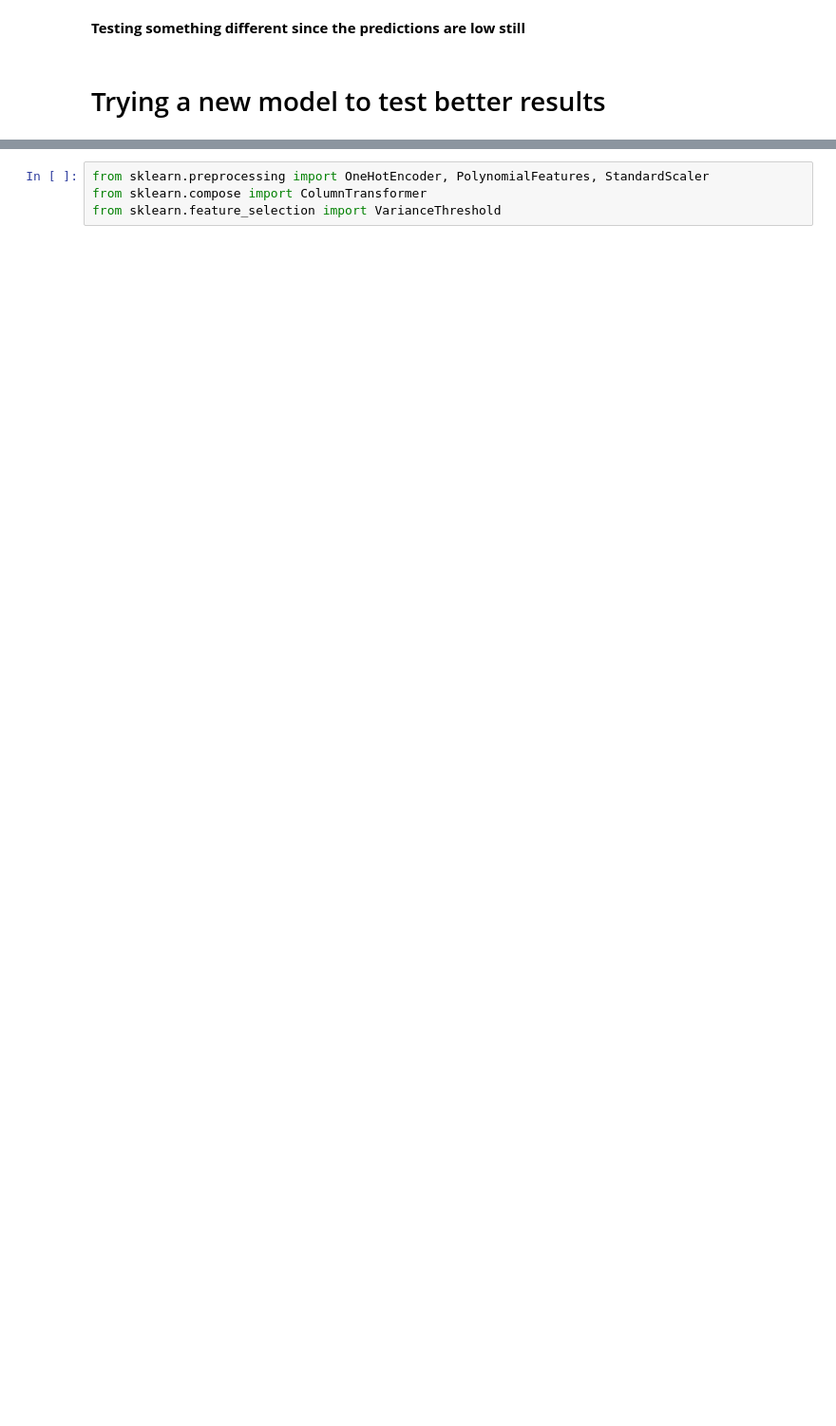
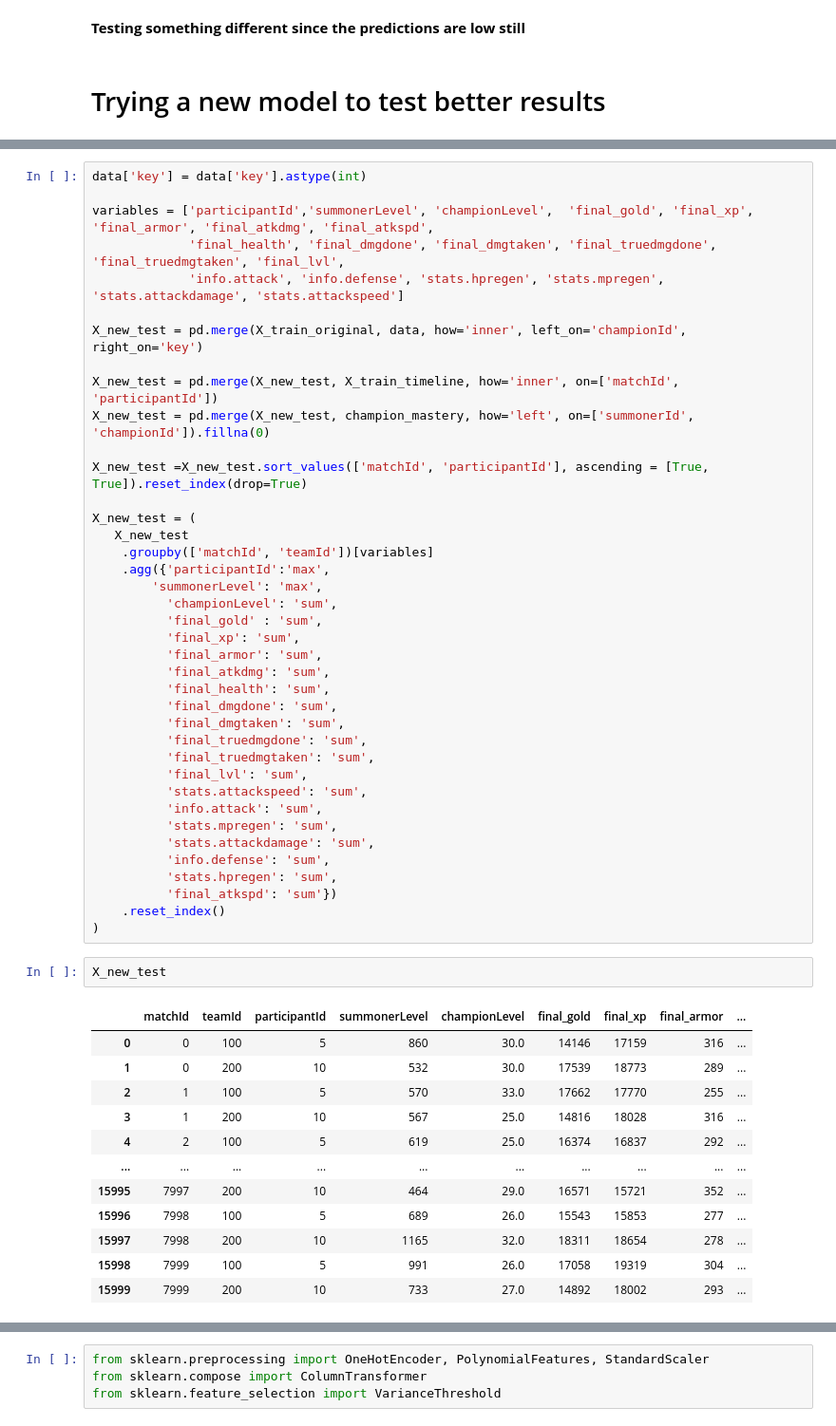
Before and after one commit to nss-data-science-cohort-6/kaggle_lol-elden-ring, a Jupyter notebook: notebooks/AC_prediction_models.ipynb, the cells around one changed output, grey strips where cells are left out. Shown at 95% size. Saved outputs shown, nothing was run; the diff lists cells and outputs as text; blank space fills up the shorter version.

```diff
--- a/notebooks/AC_prediction_models.ipynb
+++ b/notebooks/AC_prediction_models.ipynb
@@ -415,0 +484,54 @@ X_test.shape
+# %%
+data['key'] = data['key'].astype(int)
+
+variables = ['participantId','summonerLevel', 'championLevel',  'final_gold', 'final_xp', 'final_armor', 'final_atkdmg', 'final_atkspd',
+             'final_health', 'final_dmgdone', 'final_dmgtaken', 'final_truedmgdone', 'final_truedmgtaken', 'final_lvl',
+             'info.attack', 'info.defense', 'stats.hpregen', 'stats.mpregen', 'stats.attackdamage', 'stats.attackspeed']
+
+X_new_test = pd.merge(X_train_original, data, how='inner', left_on='championId', right_on='key')
+
+X_new_test = pd.merge(X_new_test, X_train_timeline, how='inner', on=['matchId', 'participantId'])
+X_new_test = pd.merge(X_new_test, champion_mastery, how='left', on=['summonerId', 'championId']).fillna(0)
+
+X_new_test =X_new_test.sort_values(['matchId', 'participantId'], ascending = [True, True]).reset_index(drop=True)
+
+X_new_test = (
+   X_new_test
+    .groupby(['matchId', 'teamId'])[variables]
+    .agg({'participantId':'max',
+        'summonerLevel': 'max',
+          'championLevel': 'sum',
+          'final_gold' : 'sum',
+          'final_xp': 'sum',
+          'final_armor': 'sum',
+          'final_atkdmg': 'sum',
+          'final_health': 'sum',
+          'final_dmgdone': 'sum',
+          'final_dmgtaken': 'sum',
+          'final_truedmgdone': 'sum',
+          'final_truedmgtaken': 'sum',
+          'final_lvl': 'sum',
+          'stats.attackspeed': 'sum',
+          'info.attack': 'sum',
+          'stats.mpregen': 'sum',
+          'stats.attackdamage': 'sum',
+          'info.defense': 'sum',
+          'stats.hpregen': 'sum',
+          'final_atkspd': 'sum'})
+    .reset_index()
+)
+# %%
+X_new_test
+# %% [output]
+|  | matchId | teamId | participantId | summonerLevel | championLevel | final_gold | final_xp | final_armor | ... |
+| 0 | 0 | 100 | 5 | 860 | 30.0 | 14146 | 17159 | 316 | ... |
+| 1 | 0 | 200 | 10 | 532 | 30.0 | 17539 | 18773 | 289 | ... |
+| 2 | 1 | 100 | 5 | 570 | 33.0 | 17662 | 17770 | 255 | ... |
+| 3 | 1 | 200 | 10 | 567 | 25.0 | 14816 | 18028 | 316 | ... |
+| 4 | 2 | 100 | 5 | 619 | 25.0 | 16374 | 16837 | 292 | ... |
+| ... | ... | ... | ... | ... | ... | ... | ... | ... | ... |
+| 15995 | 7997 | 200 | 10 | 464 | 29.0 | 16571 | 15721 | 352 | ... |
+| 15996 | 7998 | 100 | 5 | 689 | 26.0 | 15543 | 15853 | 277 | ... |
+| 15997 | 7998 | 200 | 10 | 1165 | 32.0 | 18311 | 18654 | 278 | ... |
+| 15998 | 7999 | 100 | 5 | 991 | 26.0 | 17058 | 19319 | 304 | ... |
+| 15999 | 7999 | 200 | 10 | 733 | 27.0 | 14892 | 18002 | 293 | ... |
```
Also changed, not shown: parts of 51 cells of this notebook.
